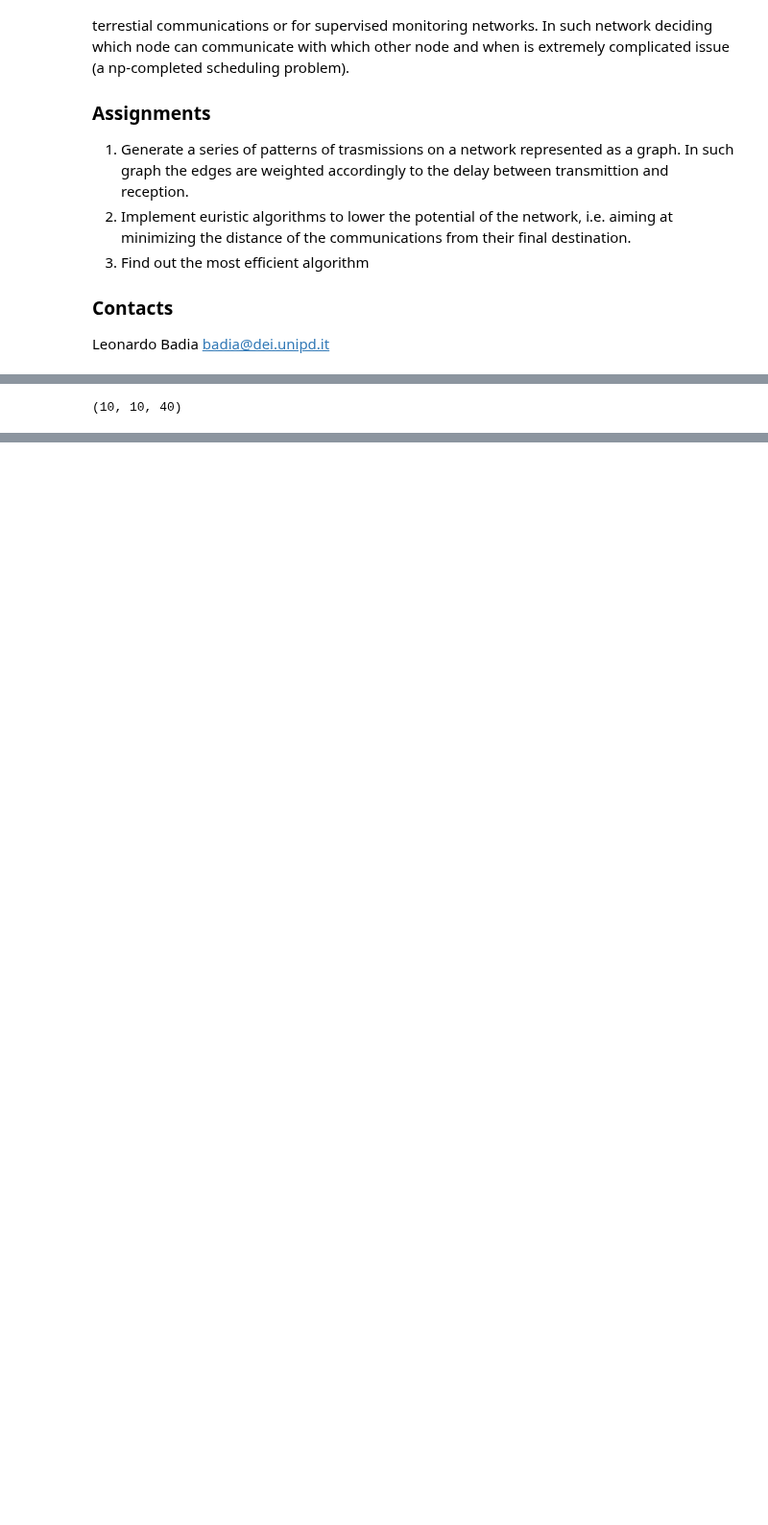
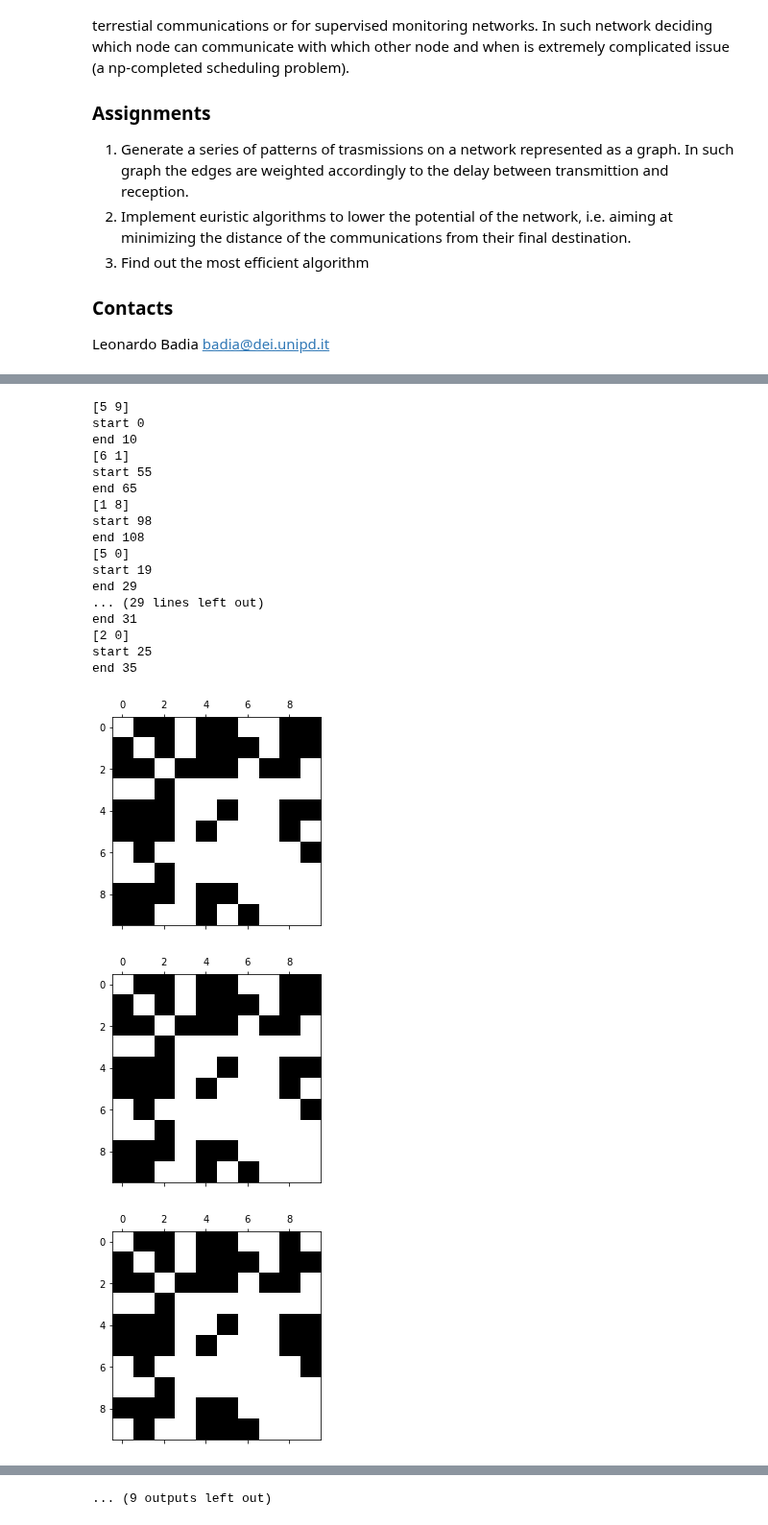
Before and after one commit to PhysicsOfData/LCP_projects_Y2, a Jupyter notebook: Project.ipynb, the cells around one changed output, grey strips where cells are left out. Shown at 96% size. Drawn from its saved outputs; the diff is of its cells as text; code cells hidden in the pictures; blank space fills up the shorter version.

```diff
--- a/Project.ipynb
+++ b/Project.ipynb
@@ -103,9 +104,12 @@ def disable_links(A,n_updates, mode="light",priority="random", custom_n_targets
 
     t_nodes = np.arange(n)
 
-    if priority == "random": np.random.shuffle(t_nodes)   #nodes targeted for link removal
-    elif priority == "near": t_nodes = sorted_nodes[:int(np.ceil(n/3))]
-    elif priority == "far": t_nodes = np.flip(sorted_nodes)[:int(np.ceil(n/3))]
+    if priority == "random":
+        np.random.shuffle(t_nodes)   #nodes targeted for link removal
+    elif priority == "near":
+        t_nodes = sorted_nodes[:int(np.ceil(n/3))]
+    elif priority == "far":
+        t_nodes = np.flip(sorted_nodes)[:int(np.ceil(n/3))]
 
     possible_links = []
     possible_links = np.array([[x,y] for x in t_nodes for y in range(n) if x!=y if A[x,y]<tau_max if [y,x] not in possible_links])
@@ -114,17 +118,22 @@ def disable_links(A,n_updates, mode="light",priority="random", custom_n_targets
         n_targets = possible_links.shape[0]//3
         offtimes = [n_updates//10]   # selected links stay off for around 1/10 of the total time
 
-    if mode == "heavy":
+    elif mode == "heavy":
         n_targets = possible_links.shape[0]//3
         offtimes = [n_updates//3]
 
-    if mode == "unstable":
+    elif mode == "unstable":
         n_targets = possible_links.shape[0]*3//4
         offtimes = [n_updates//10]
 
-    if mode == "extreme":
+    elif mode == "extreme":
         n_targets = possible_links.shape[0]*3//4
         offtimes = [n_updates//3]
+
+    else:   #use light mode if a wrong
+        print("Wrong value for \"mode\", light mode will be used")
+        n_targets = possible_links.shape[0]//3
+        offtimes = [n_updates//10]
 
     if custom_n_targets != None: n_targets = custom_n
     if custom_offtimes != None: offtimes = custom_offtimes
@@ -144,15 +153,34 @@ def disable_links(A,n_updates, mode="light",priority="random", custom_n_targets
 # %%
 ### TEST DISABLE LINKS
 ### SORTED NODES = [0 4 5 8 1 2 9 3 6 7]
 
 test = True
 if(test):
-    At = disable_links(A,100,mode="unstable",custom_n = 100)
+    At = disable_links(A,100,mode="light")
 
     for i in range(20):
         B = np.copy(At[:,:,i*5])
         B[B>tau_max] = 0
         plt.spy(B)
         plt.show()
 # %% [output]
-(10, 10, 40)
+[5 9]
+start 0
+end 10
+[6 1]
+start 55
+end 65
+[1 8]
+start 98
+end 108
+[5 0]
+start 19
+end 29
+... (29 lines left out)
+end 31
+[2 0]
+start 25
+end 35
+[figure, added]
+[figure, added]
+[figure, added]
@@ -158,0 +195 @@ if(test):
+... (9 outputs left out)
```
Also changed, not shown: parts of 3 cells of this notebook.
